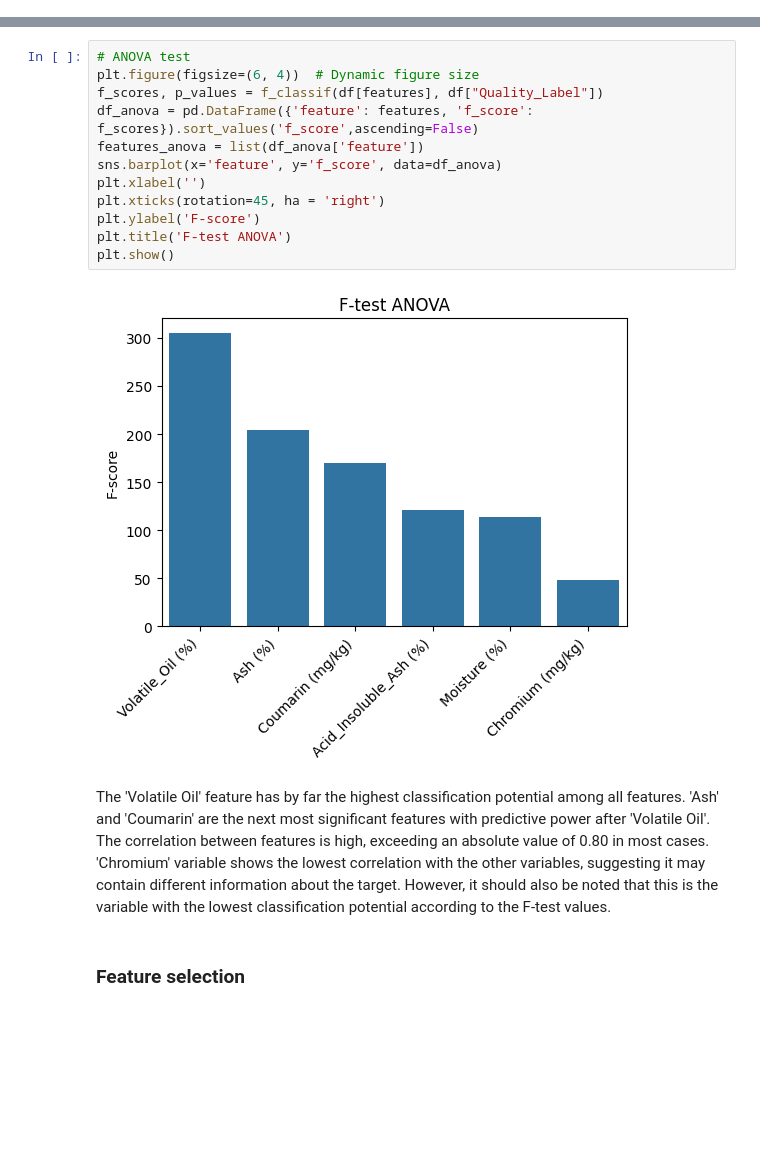
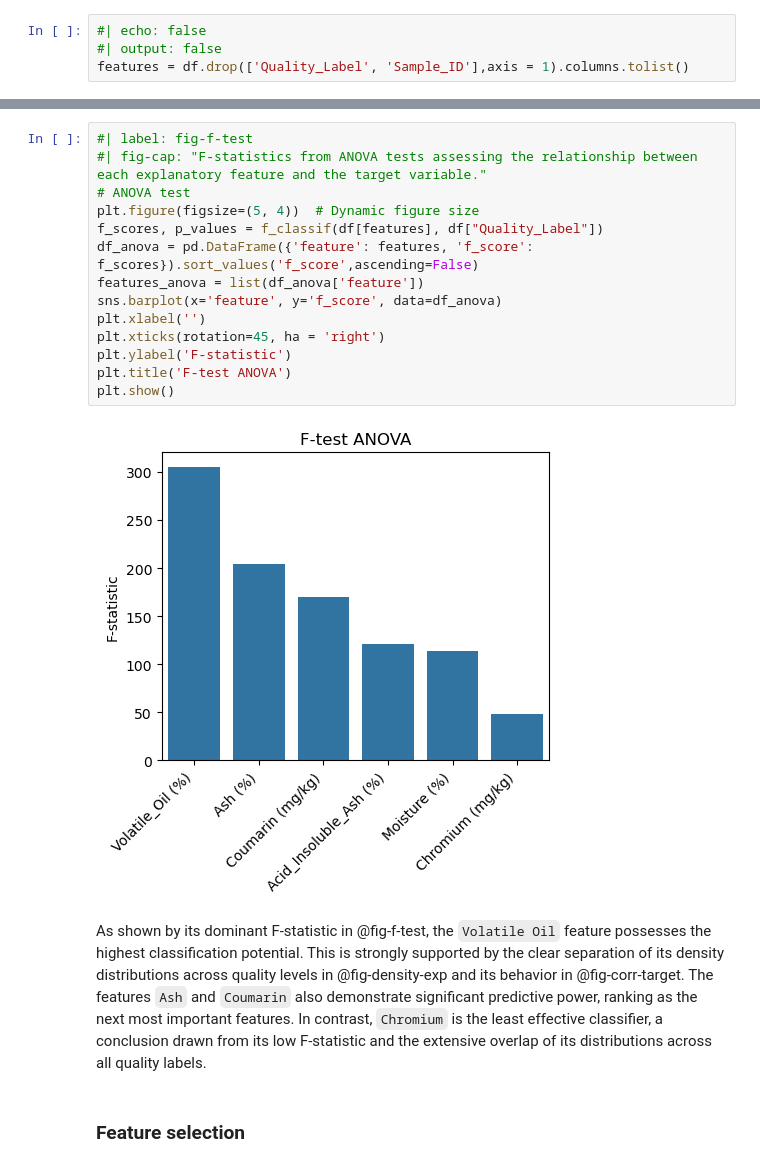
Before and after one commit to mapardo-lab/minimalCinnamon, a Jupyter notebook: minimalCinnamon.ipynb, the cells around one changed output, grey strips where cells are left out. Saved outputs shown, nothing was run; the diff lists cells and outputs as text; blank space fills up the shorter version.

```diff
--- a/minimalCinnamon.ipynb
+++ b/minimalCinnamon.ipynb
@@ -78 +89,5 @@ df[['Ash (%)', 'Quality_Label']].head()
+# %%
+#| echo: false
+#| output: false
+features = df.drop(['Quality_Label', 'Sample_ID'],axis = 1).columns.tolist()
 # %%
@@ -122,21 +141,23 @@ plt.show()
 # %% [output]
 [figure]
 # %%
+#| label: fig-f-test
+#| fig-cap: "F-statistics from ANOVA tests assessing the relationship between each explanatory feature and the target variable."
 # ANOVA test
-plt.figure(figsize=(6, 4))  # Dynamic figure size
+plt.figure(figsize=(5, 4))  # Dynamic figure size
 f_scores, p_values = f_classif(df[features], df["Quality_Label"])
 df_anova = pd.DataFrame({'feature': features, 'f_score': f_scores}).sort_values('f_score',ascending=False)
 features_anova = list(df_anova['feature'])
 sns.barplot(x='feature', y='f_score', data=df_anova)
 plt.xlabel('')
 plt.xticks(rotation=45, ha = 'right')
-plt.ylabel('F-score')
+plt.ylabel('F-statistic')
 plt.title('F-test ANOVA')
 plt.show()
 # %% [output]
-[figure, old version]
+[figure, new version]
 # %% [markdown]
-The 'Volatile Oil' feature has by far the highest classification potential among all features. 'Ash' and 'Coumarin' are the next most significant features with predictive power after 'Volatile Oil'. The correlation between features is high, exceeding an absolute value of 0.80 in most cases. 'Chromium' variable shows the lowest correlation with the other variables, suggesting it may contain different information about the target. However, it should also be noted that this is the variable with the lowest classification potential according to the F-test values.
+As shown by its dominant F-statistic in @fig-f-test, the `Volatile Oil` feature possesses the highest classification potential. This is strongly supported by the clear separation of its density distributions across quality levels in @fig-density-exp and its behavior in @fig-corr-target. The features `Ash` and `Coumarin` also demonstrate significant predictive power, ranking as the next most important features. In contrast, `Chromium` is the least effective classifier, a conclusion drawn from its low F-statistic and the extensive overlap of its distributions across all quality labels.
 # %% [markdown]
 ### Feature selection
 # %% [markdown]
```
Also changed, not shown: parts of 38 cells of this notebook, 24 other files.
